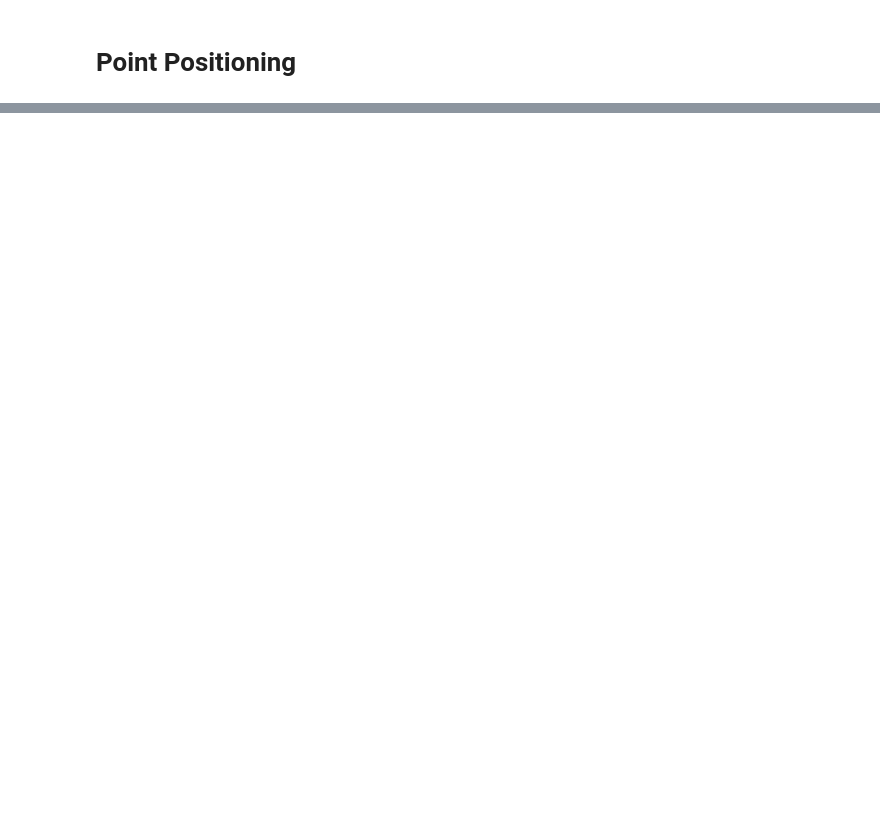
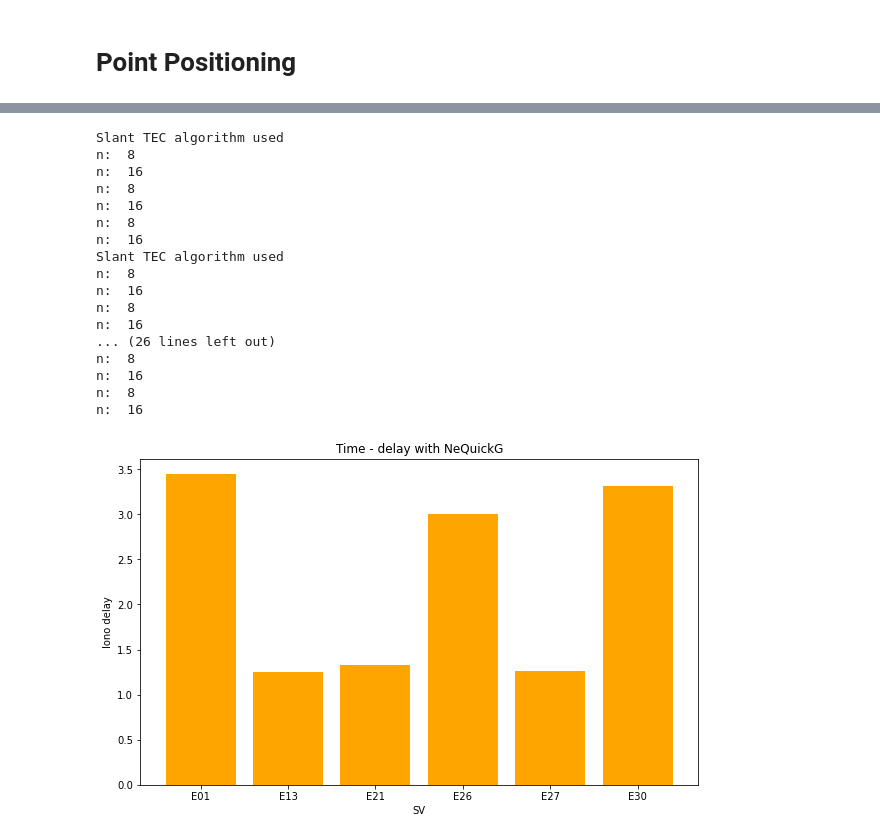
Before and after one commit to mariannaalghisi1996/pointPositioning, a Jupyter notebook: pointPosNotebook.ipynb, the cells around one changed output, grey strips where cells are left out. Drawn from its saved outputs; the diff is of its cells as text; code cells hidden in the pictures; blank space fills up the shorter version.

```diff
--- a/pointPosNotebook.ipynb
+++ b/pointPosNotebook.ipynb
@@ -179,5 +29,0 @@ getPlot(sat_i_LC, 'El', 'iono_delay', 'blue')
-# %%
-sat_i_LC = sat_i_LC.sort_values('time', ascending=True).reset_index()
-getPlot(sat_i_LC, 'time', 'El', 'pink')
-for i in range(len(sat_i_LC)):
-    print(sat_i_LC['time'][i], ' El: ', sat_i_LC['El'][i], ' IONO: ', sat_i_LC['iono_delay'][i] )
@@ -397,0 +124,14 @@ plt.show()
+# %%
+'''
+Thanks to modelParams module (contained in NQ folder) it is possible to evaluate the atmospheric parameters
+required to compute the ionospheric delay for Galileo observations. The parameters are time and location dependant.
+As example, we show the parameters for:
+    - time: 2021-05-06 12:00:00
+    - location: M0SE PS
+'''
+
+time = dtt.strptime('2021-05-06 12:00:00', '%Y-%m-%d %H:%M:%S')
+
+parametri = mp.getModelParams(M0SE_geod[0], M0SE_geod[1], time, nav_path)
+
+parametri
@@ -397,0 +158,44 @@ plt.show()
+# %%
+'''
+Knowing the position of the satellites in view, it is possible to compute the ionospheric delay for each Galileo satellite
+'''
+
+sat_gal_12 = sat_galileo[sat_galileo['time'] == time].reset_index().drop(columns=['index'])
+
+P1 = M0SE_geod
+P1[2] = P1[2]*10**(-3)
+
+delay = []
+for i in range(len(sat_gal_12)):
+    PS = trf.cartToGeod(sat_gal_12['xs'][i], sat_gal_12['ys'][i], sat_gal_12['zs'][i])
+    PS[2] = PS[2]*10**(-3)
+    d = modTEC.getTEC(P1, PS, parametri)
+    delay.append(d*40.3*10**16/(1575.42*10**6)**2)
+
+sat_gal_12['iono_delay'] = delay
+
+import matplotlib.pyplot as plt
+
+fig, ax = plt.subplots(figsize=(10,6))
+ax.bar(sat_gal_12['sv'], sat_gal_12['iono_delay'], color='orange')
+ax.set(xlabel='SV', ylabel='Iono delay', title = 'Time - delay with NeQuickG')
+plt.show()
+# %% [output]
+Slant TEC algorithm used
+n:  8
+n:  16
+n:  8
+n:  16
+n:  8
+n:  16
+Slant TEC algorithm used
+n:  8
+n:  16
+n:  8
+n:  16
+... (26 lines left out)
+n:  8
+n:  16
+n:  8
+n:  16
+[figure, added]
```
Also changed, not shown: parts of 47 cells of this notebook, 27 other files.
